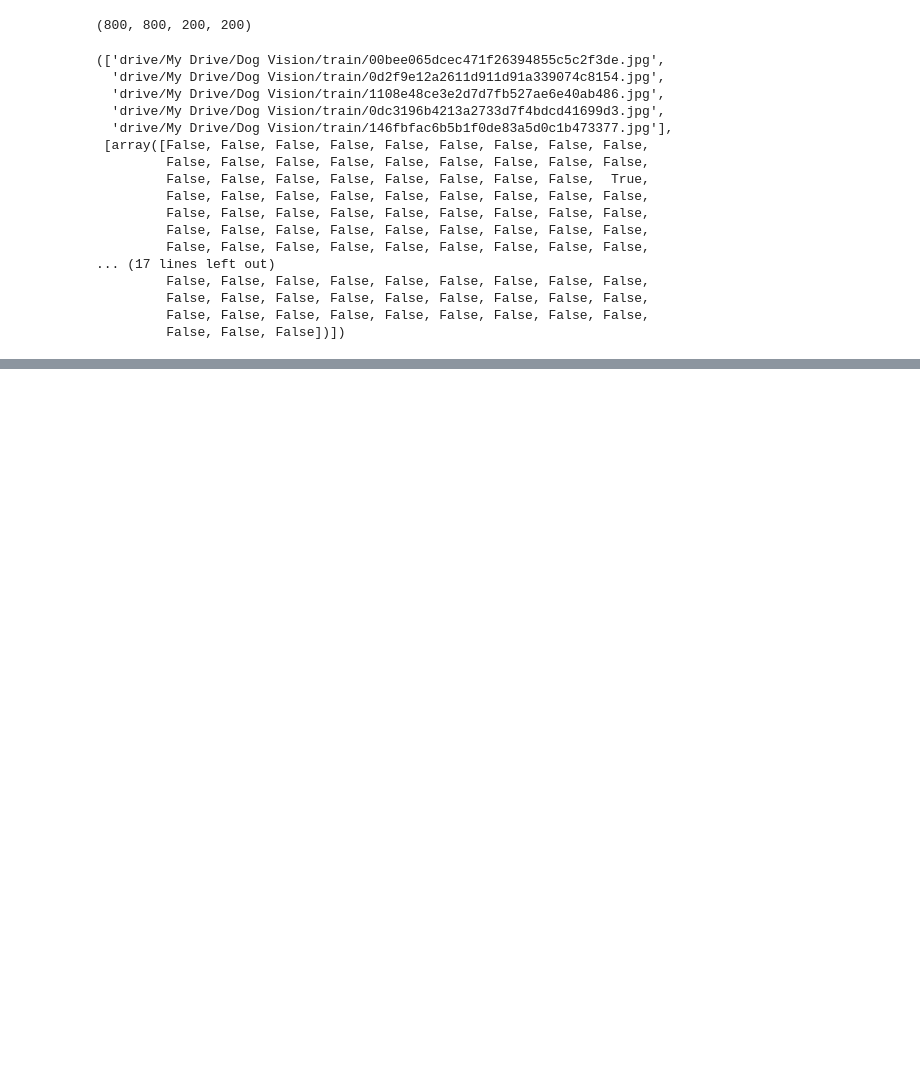
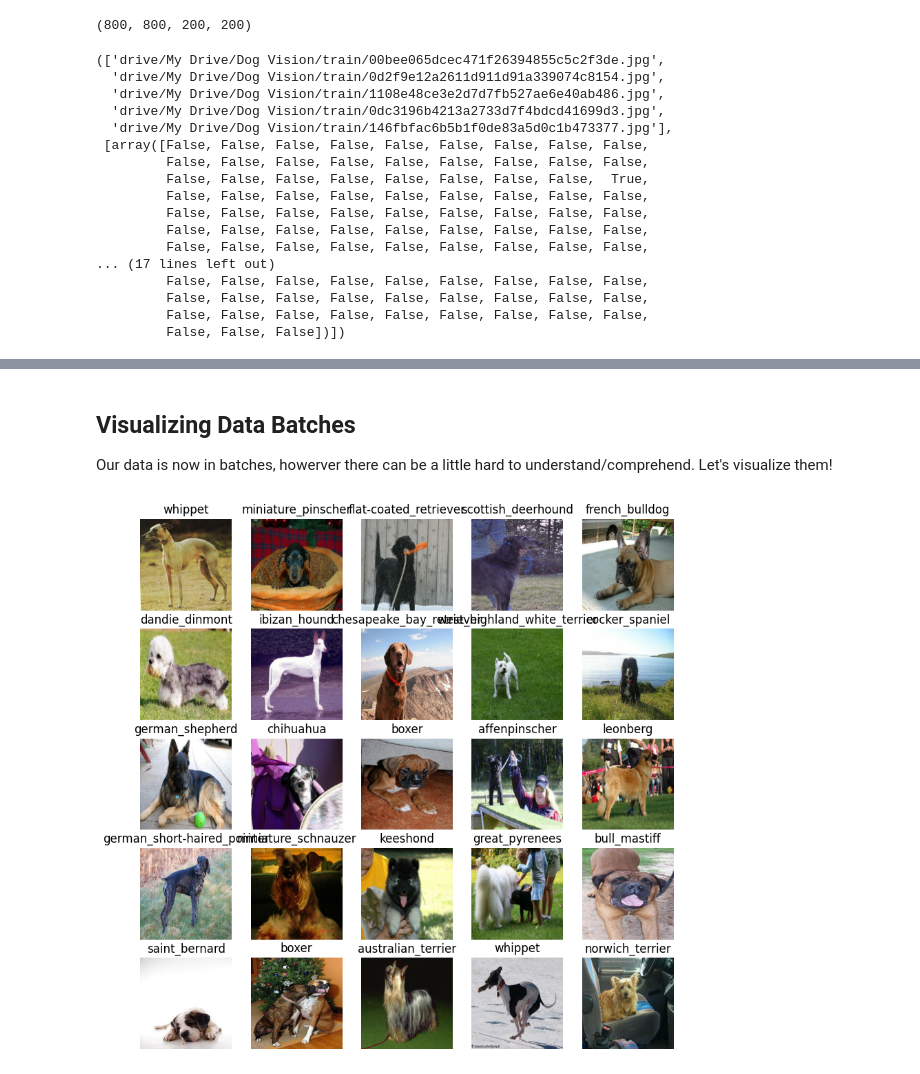
Before and after one commit to bineshburjamagar/dog-breed-classification, a Jupyter notebook: dog_vision.ipynb, the cells around one changed output, grey strips where cells are left out. Saved outputs shown, nothing was run; the diff lists cells and outputs as text; code cells hidden in the pictures; blank space fills up the shorter version.

```diff
--- a/dog_vision.ipynb
+++ b/dog_vision.ipynb
@@ -309,0 +321,5 @@ X_train[:5], y_train[:2]
+# %%
+# Convert image to NumPy array
+from matplotlib.pyplot import imread
+image = imread(filenames[46])
+image.shape
@@ -309,0 +409,9 @@ X_train[:5], y_train[:2]
+# %%
+# Create a simple function to return a tuple (image, label)
+def get_image_label(image_path, label):
+  """
+  Takes an image file path name and the associated label,
+  processes the image and returns a type of (image, label).
+  """
+  image = process_image(image_path)
+  return image, label
@@ -309,0 +483,4 @@ X_train[:5], y_train[:2]
+# %%
+# Create training and validation data batches
+train_data = create_data_batches(X_train, y_train)
+val_data = create_data_batches(X_val, y_val, valid_data=True)
@@ -309,0 +515,31 @@ X_train[:5], y_train[:2]
+# %% [markdown]
+## Visualizing Data Batches
+
+Our data is now in batches, howerver there can be a little hard to understand/comprehend. Let's visualize them!
+# %%
+import matplotlib.pyplot as plt
+
+# Create a function for viewing images in data batch
+def show_25_images(images, labels):
+  """
+  Diplays a plot of 25 images and their labels from a data batch.
+  """
+
+  # Setup the figure
+  plt.figure(figsize=(10, 10))
+  # Loop through 25 (for displaying 25 images)
+  for i in range(25):
+    # Create subplots (5 rows, 5 columns)
+    ax = plt.subplot(5, 5, i+1)
+    # Display an image
+    plt.imshow(images[i])
+    # Add the image label as the title
+    plt.title(unique_breeds[labels[i].argmax()])
+    # Turn the grid lines off
+    plt.axis("off")
+# %%
+# Now let's visualize the data into a training batch
+train_images, train_labels = next(train_data.as_numpy_iterator())
+show_25_images(train_images, train_labels)
+# %% [output]
+[figure, added]
```
Also changed, not shown: parts of 23 cells of this notebook.
